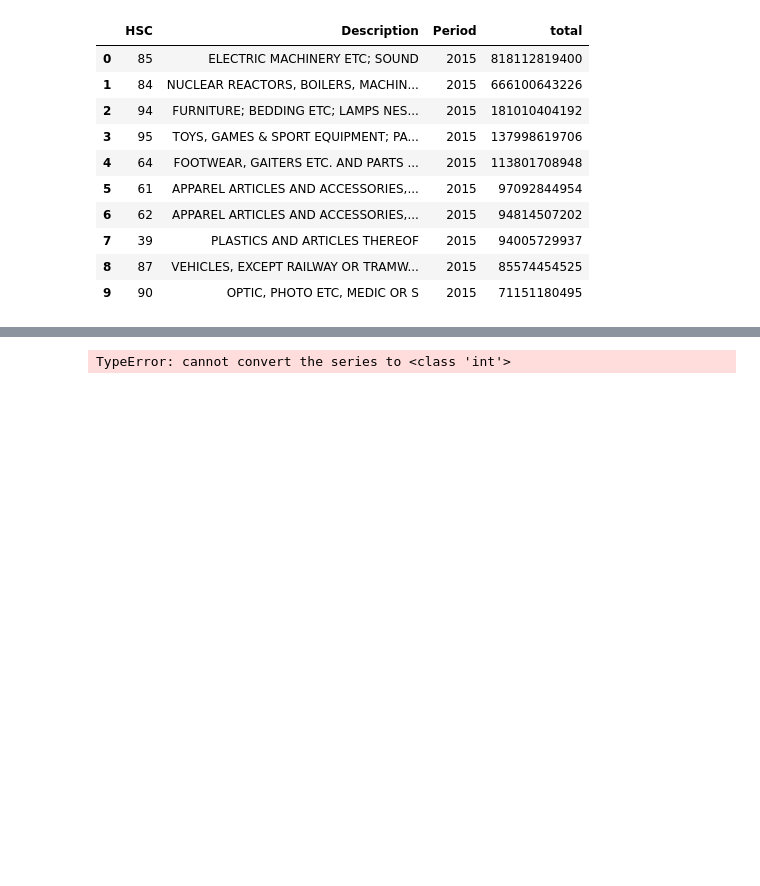
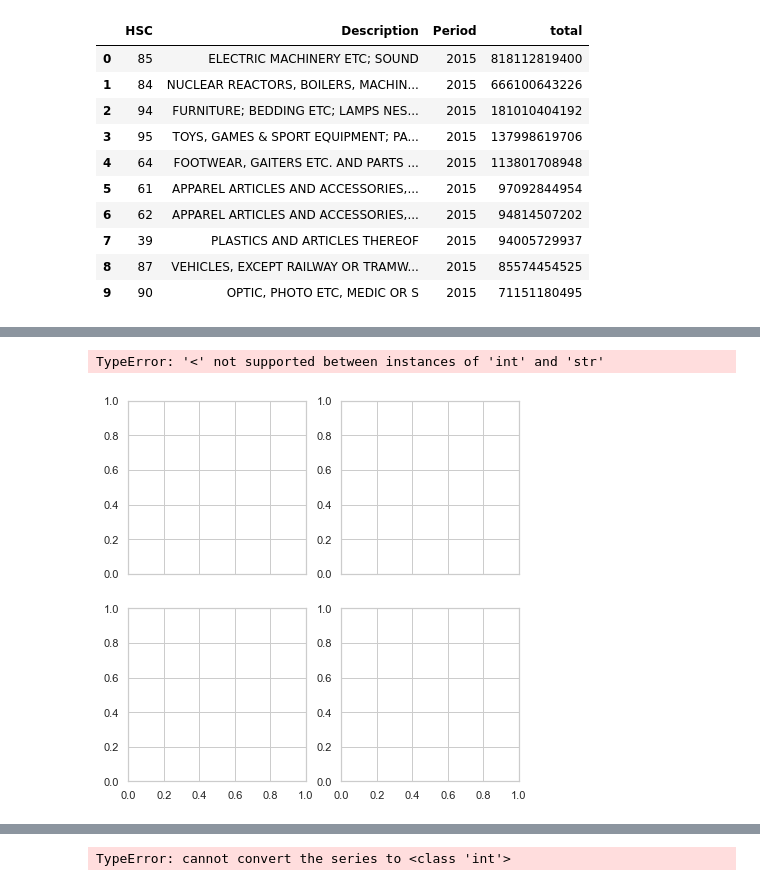
Before and after one commit to Sailendra-Mahapatra/Project2, a Jupyter notebook: Alex's Workbook/workbook.ipynb, the cells around one changed output, grey strips where cells are left out. Saved outputs shown, nothing was run; the diff lists cells and outputs as text; code cells hidden in the pictures; blank space fills up the shorter version.

```diff
--- a/Alex's Workbook/workbook.ipynb
+++ b/Alex's Workbook/workbook.ipynb
@@ -467,0 +525,7 @@ ModuleNotFoundError: No module named 'plotly'
+# %%
+f, axes = plt.subplots(2, 2, figsize=(7, 7), sharex=True)
+
+sns.distplot(fish, kde=False, color="b", ax=axes[0,0])
+# %% [output]
+TypeError: '<' not supported between instances of 'int' and 'str'
+[figure, added]
```
Also changed, not shown: parts of 26 cells of this notebook, 7 other files.
